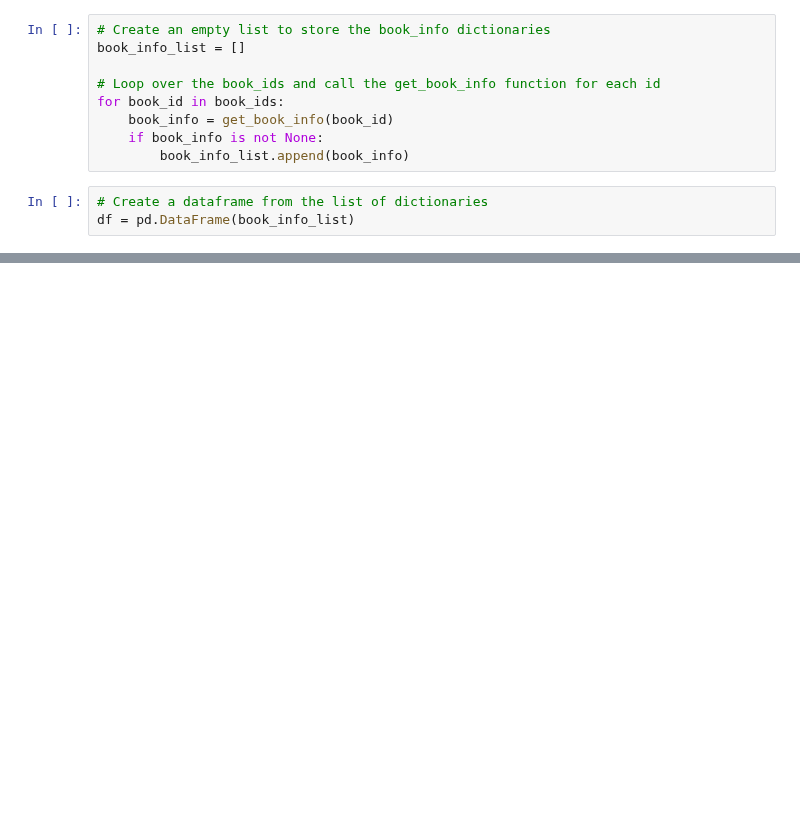
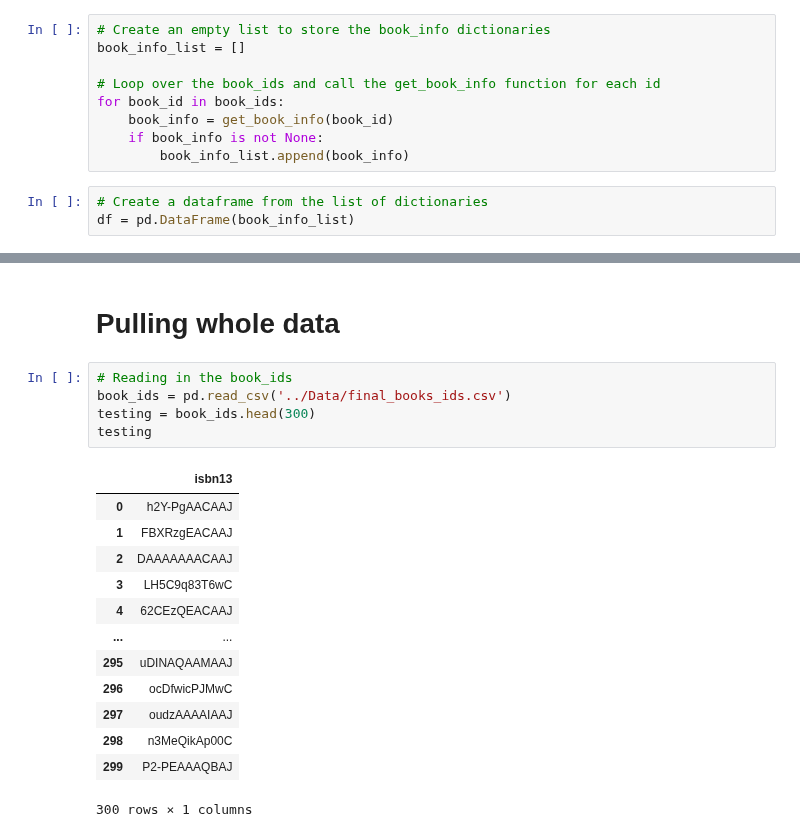
Before and after one commit to manny-pi/inst.414.final-project.repo, a Jupyter notebook: Daniels_work/testing-web-scraping.ipynb, the cells around one changed output, grey strips where cells are left out. Saved outputs shown, nothing was run; the diff lists cells and outputs as text; blank space fills up the shorter version.

```diff
--- a/Daniels_work/testing-web-scraping.ipynb
+++ b/Daniels_work/testing-web-scraping.ipynb
@@ -161,0 +176,21 @@ df
+# %% [markdown]
+# Pulling whole data
+# %%
+# Reading in the book_ids
+book_ids = pd.read_csv('../Data/final_books_ids.csv')
+testing = book_ids.head(300)
+testing
+# %% [output]
+|  | isbn13 |
+| 0 | h2Y-PgAACAAJ |
+| 1 | FBXRzgEACAAJ |
+| 2 | DAAAAAAACAAJ |
+| 3 | LH5C9q83T6wC |
+| 4 | 62CEzQEACAAJ |
+| ... | ... |
+| 295 | uDINAQAAMAAJ |
+| 296 | ocDfwicPJMwC |
+| 297 | oudzAAAAIAAJ |
+| 298 | n3MeQikAp00C |
+| 299 | P2-PEAAAQBAJ |
+300 rows × 1 columns
```
Also changed, not shown: parts of 6 cells of this notebook, 4 other files.
